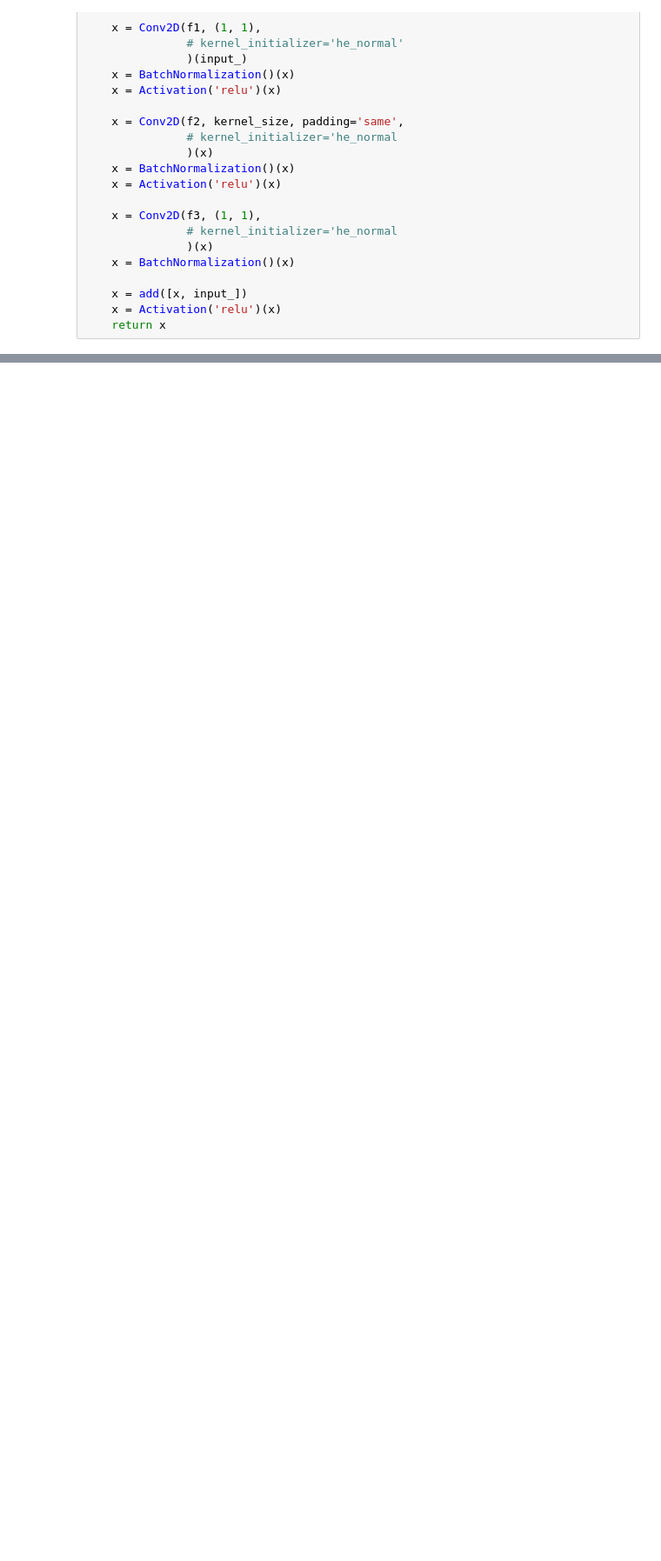
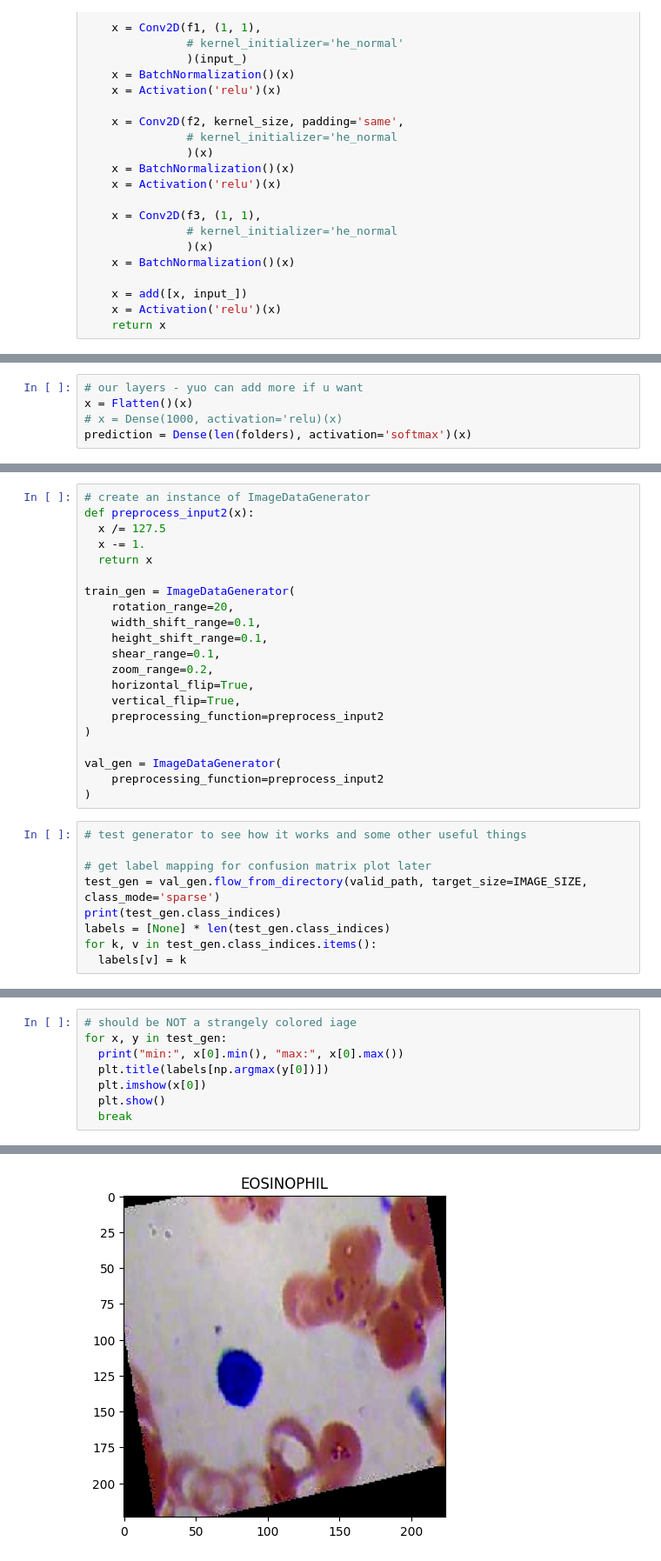
Before and after one commit to JonasHagstrom79/Advanced_Computer_Vision, a Jupyter notebook: 08_ResNet_Blood_Cell.ipynb, the cells around one changed output, grey strips where cells are left out. Shown: that part at 87% size. Saved outputs shown, nothing was run; the diff lists cells and outputs as text; blank space fills up the shorter version.

```diff
--- a/08_ResNet_Blood_Cell.ipynb
+++ b/08_ResNet_Blood_Cell.ipynb
@@ -102,0 +135,5 @@ def conv_block(input,
+# %%
+# our layers - yuo can add more if u want
+x = Flatten()(x)
+# x = Dense(1000, activation='relu)(x)
+prediction = Dense(len(folders), activation='softmax')(x)
@@ -102,0 +171,30 @@ def conv_block(input,
+# %%
+# create an instance of ImageDataGenerator
+def preprocess_input2(x):
+  x /= 127.5
+  x -= 1.
+  return x
+
+train_gen = ImageDataGenerator(
+    rotation_range=20,
+    width_shift_range=0.1,
+    height_shift_range=0.1,
+    shear_range=0.1,
+    zoom_range=0.2,
+    horizontal_flip=True,
+    vertical_flip=True,
+    preprocessing_function=preprocess_input2
+)
+
+val_gen = ImageDataGenerator(
+    preprocessing_function=preprocess_input2
+)
+# %%
+# test generator to see how it works and some other useful things
+
+# get label mapping for confusion matrix plot later
+test_gen = val_gen.flow_from_directory(valid_path, target_size=IMAGE_SIZE, class_mode='sparse')
+print(test_gen.class_indices)
+labels = [None] * len(test_gen.class_indices)
+for k, v in test_gen.class_indices.items():
+  labels[v] = k
@@ -102,0 +204,9 @@ def conv_block(input,
+# %%
+# should be NOT a strangely colored iage
+for x, y in test_gen:
+  print("min:", x[0].min(), "max:", x[0].max())
+  plt.title(labels[np.argmax(y[0])])
+  plt.imshow(x[0])
+  plt.show()
+  break
+# %% [output]
@@ -102,0 +215 @@ def conv_block(input,
+[figure, added]
```
Also changed, not shown: parts of 24 cells of this notebook.
